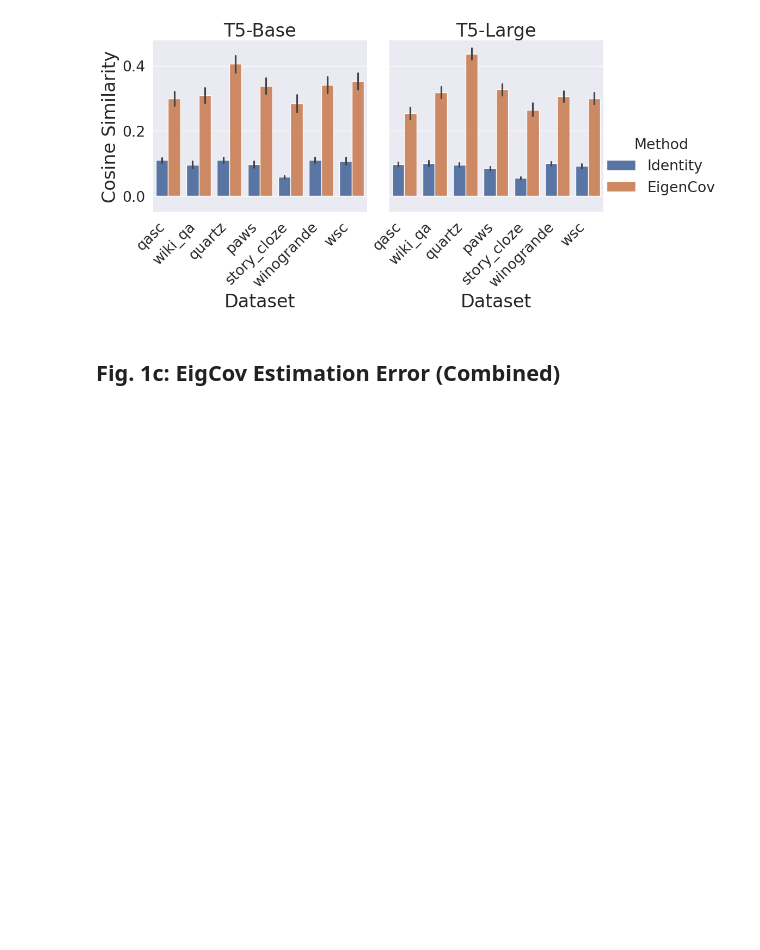
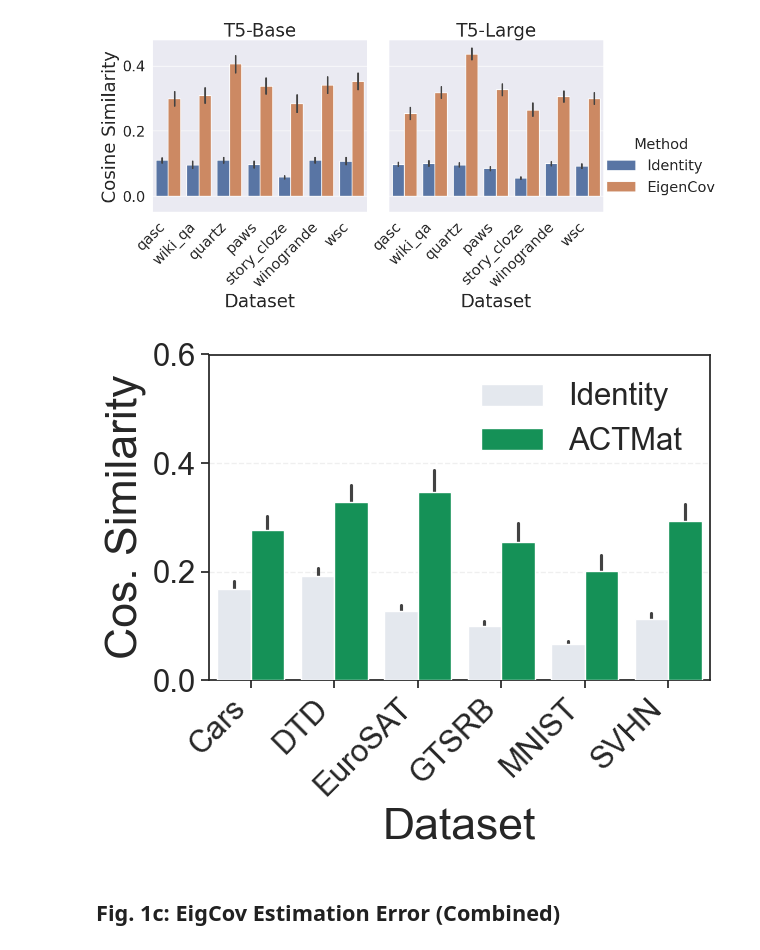
Before and after one commit to marawangamal/eigcov, a Jupyter notebook: notebooks/analysis.ipynb, the cells around one changed output. Cells and saved outputs as stored; diff of their text form; code cells hidden in the pictures; blank space fills up the shorter version.

```diff
--- a/notebooks/analysis.ipynb
+++ b/notebooks/analysis.ipynb
@@ -548,6 +548,59 @@ g.figure.savefig(
 )
 # %% [output]
 [figure]
+# %%
+import os
+
+import matplotlib.pyplot as plt
+import pandas as pd
+import seaborn as sns
+
+RESULTS_DIR = "../results-tracked"
+SAVE_DIR = "../results-tracked/ViT-B-16"
+
+BASE_FONTSIZE = 32
+sns.set_theme(
+    style="ticks",
+    rc={
+    "font.size": BASE_FONTSIZE,
+    "axes.labelsize": BASE_FONTSIZE,
+    "xtick.labelsize": BASE_FONTSIZE * 0.7,
+    "ytick.labelsize": BASE_FONTSIZE * 0.7,
+    "legend.fontsize": BASE_FONTSIZE * 0.7,
+})
+
+df = pd.read_csv(
+    os.path.join(RESULTS_DIR, "eigcov_estimation_error_vision_n10_b32.csv")
+)
+df["cosine_similarity"] = 1 - df["error"]
+df = df[df["model"] == "ViT-B-16"]
+df["method"] = df["method"].replace("EigenCov", "ACTMat")
+
+fig, ax = plt.subplots(figsize=(7, 6))
+sns.barplot(
+    data=df,
+    x="dataset",
+    y="cosine_similarity",
+    hue="method",
+    hue_order=["Identity", "ACTMat"],
+    palette={"Identity": "#E2E8F0", "ACTMat": "#00A658"},
+    zorder=3,
+)
+ax.yaxis.grid(True, alpha=0.3, ls="--", zorder=0)
+ax.set(xlabel="Dataset", ylabel="Cos. Similarity")
+ax.set_ylim(0, 0.6)
+ax.set_xticklabels(ax.get_xticklabels(), rotation=45, ha="right")
+ax.legend(loc="upper right", frameon=False)
+
+plt.tight_layout()
+plt.savefig(
+    os.path.join(SAVE_DIR, "eigcov_estimation_error.pdf"),
+    dpi=300,
+    bbox_inches="tight",
+)
+plt.show()
+# %% [output]
+[figure, added]
 # %% [markdown]
 ## Fig. 1c: EigCov Estimation Error (Combined)
 # %%
```
Also changed, not shown: parts of 2 cells of this notebook, 5 other files.
